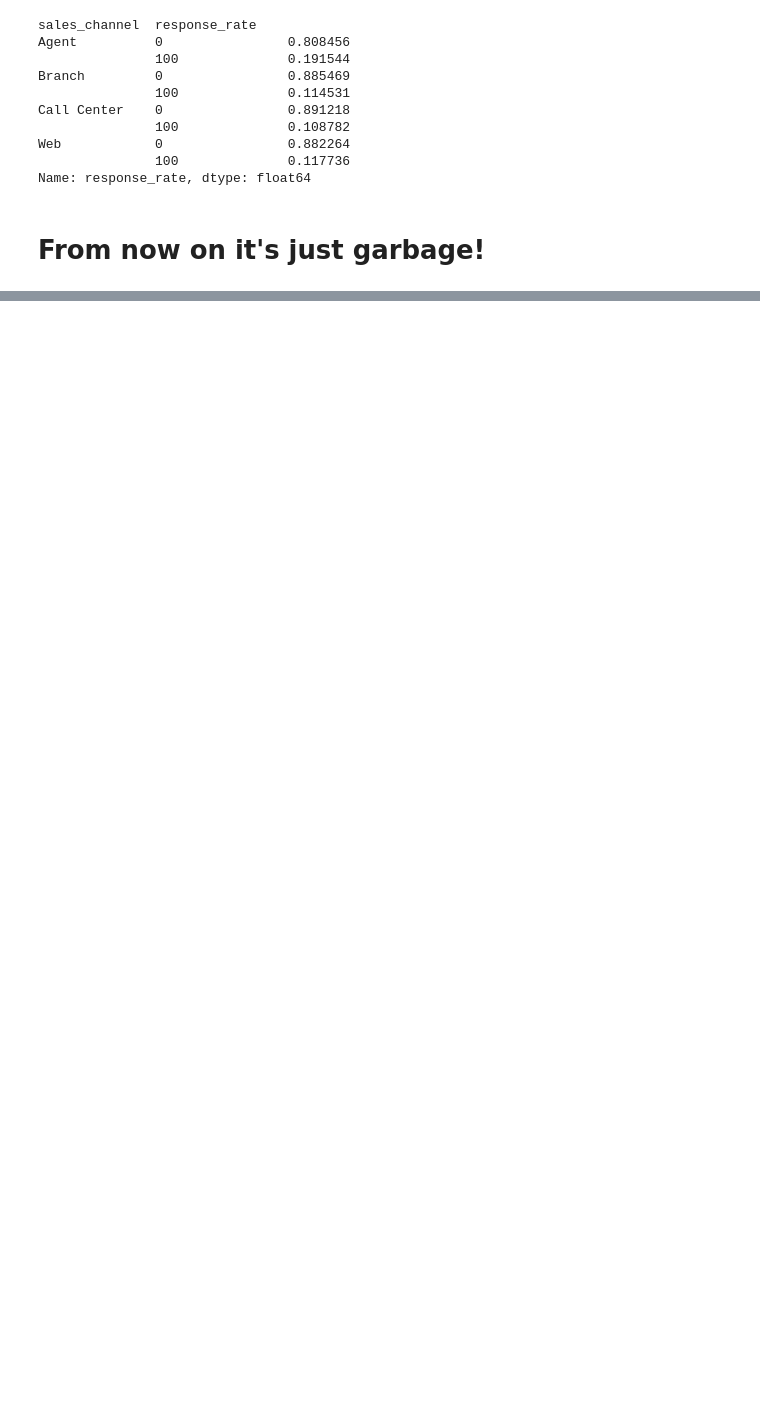
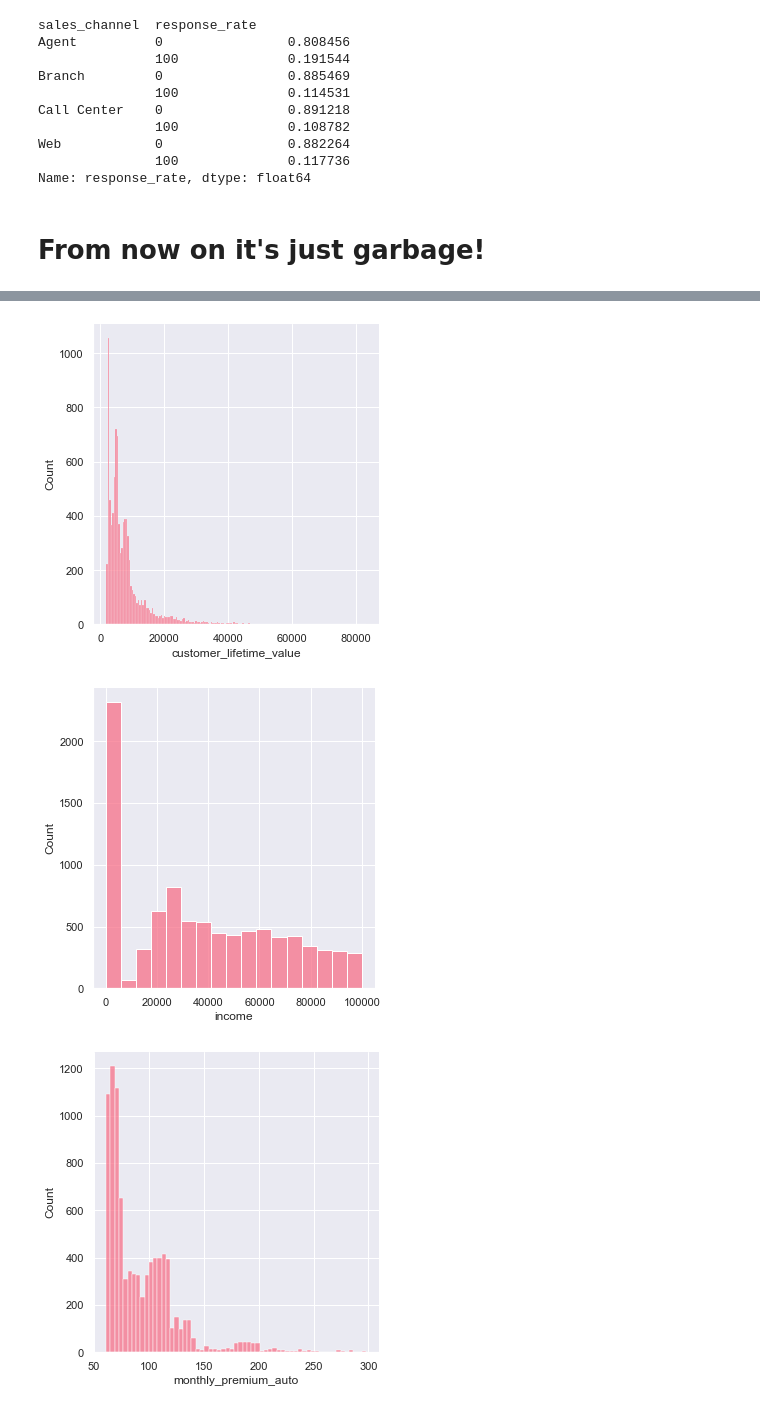
Before and after one commit to mferreiracad/lab-customer-analysis-round-3, a Jupyter notebook: files_for_lab/csv_files/ferreira-Copy1.ipynb, the cells around one changed output, grey strips where cells are left out. Drawn from its saved outputs; the diff is of its cells as text; code cells hidden in the pictures; blank space fills up the shorter version.

```diff
--- a/files_for_lab/csv_files/ferreira-Copy1.ipynb
+++ b/files_for_lab/csv_files/ferreira-Copy1.ipynb
@@ -360,0 +370,4 @@ a
+# %%
+categorical = a.select_dtypes(np.object)
+numerical = a.select_dtypes(np.number)
+numerical.head()
@@ -360,0 +391,7 @@ a
+# %%
+for cat in numerical:
+    sns.displot(numerical, x= cat)
+# %% [output]
+[figure, added]
+[figure, added]
+[figure, added]
```
Also changed, not shown: parts of 23 cells of this notebook.
